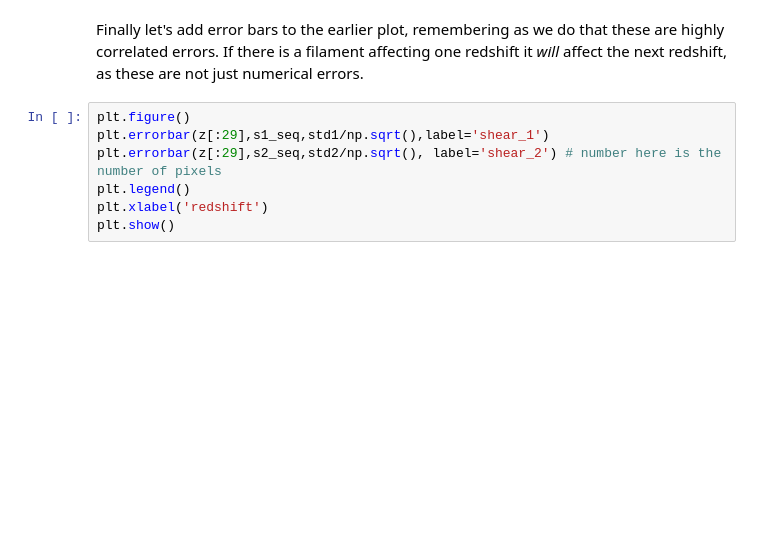
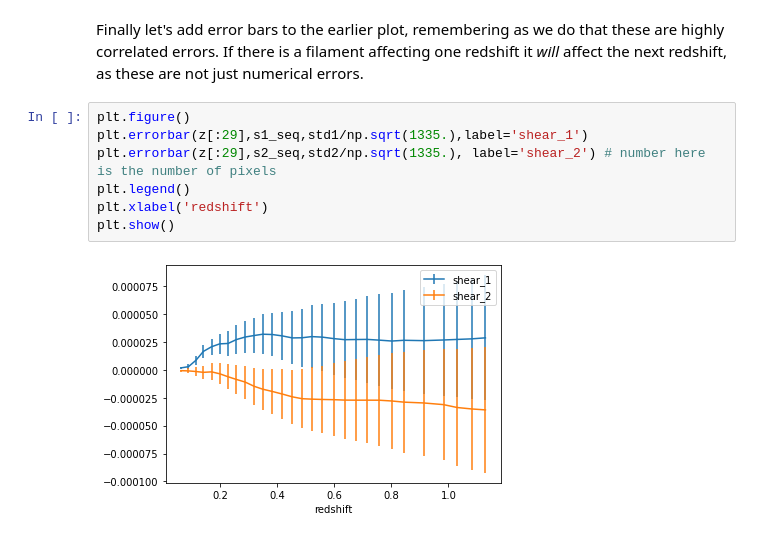
Before and after one commit to patricialarsen/lensing_tests, a Jupyter notebook: lensing_tests2.ipynb, the cells around one changed output. Saved outputs shown, nothing was run; the diff lists cells and outputs as text; blank space fills up the shorter version.

```diff
--- a/lensing_tests2.ipynb
+++ b/lensing_tests2.ipynb
@@ -134,8 +134,10 @@ plt.show()
 Finally let's add error bars to the earlier plot, remembering as we do that these are highly correlated errors. If there is a filament affecting one redshift it *will* affect the next redshift, as these are not just numerical errors.
 # %%
 plt.figure()
-plt.errorbar(z[:29],s1_seq,std1/np.sqrt(),label='shear_1')
-plt.errorbar(z[:29],s2_seq,std2/np.sqrt(), label='shear_2') # number here is the number of pixels
+plt.errorbar(z[:29],s1_seq,std1/np.sqrt(1335.),label='shear_1')
+plt.errorbar(z[:29],s2_seq,std2/np.sqrt(1335.), label='shear_2') # number here is the number of pixels
 plt.legend()
 plt.xlabel('redshift')
 plt.show()
+# %% [output]
+[figure, added]
```
